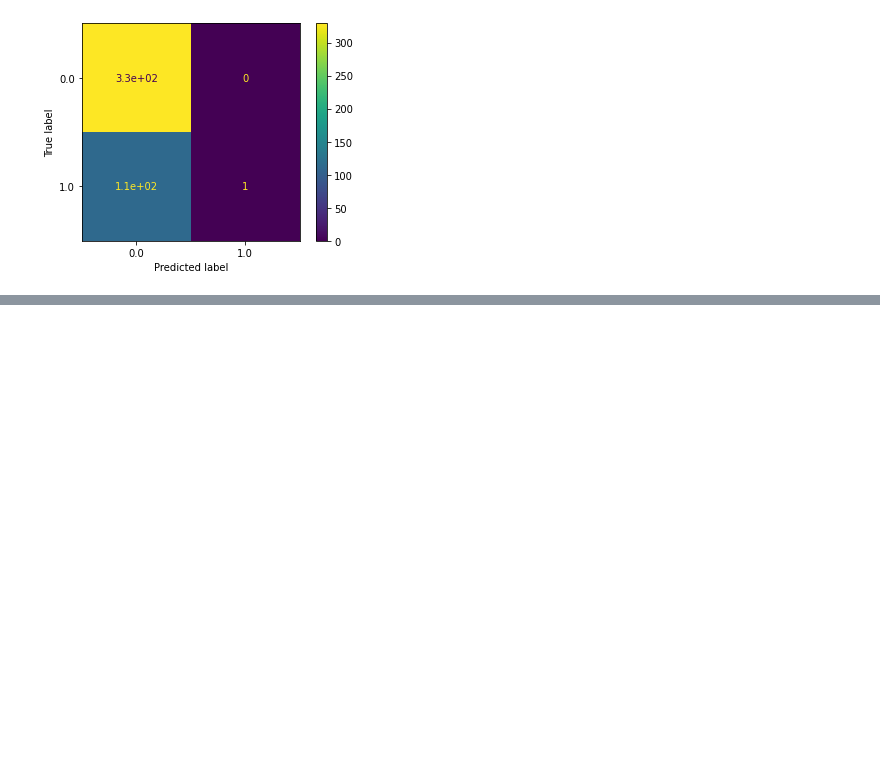
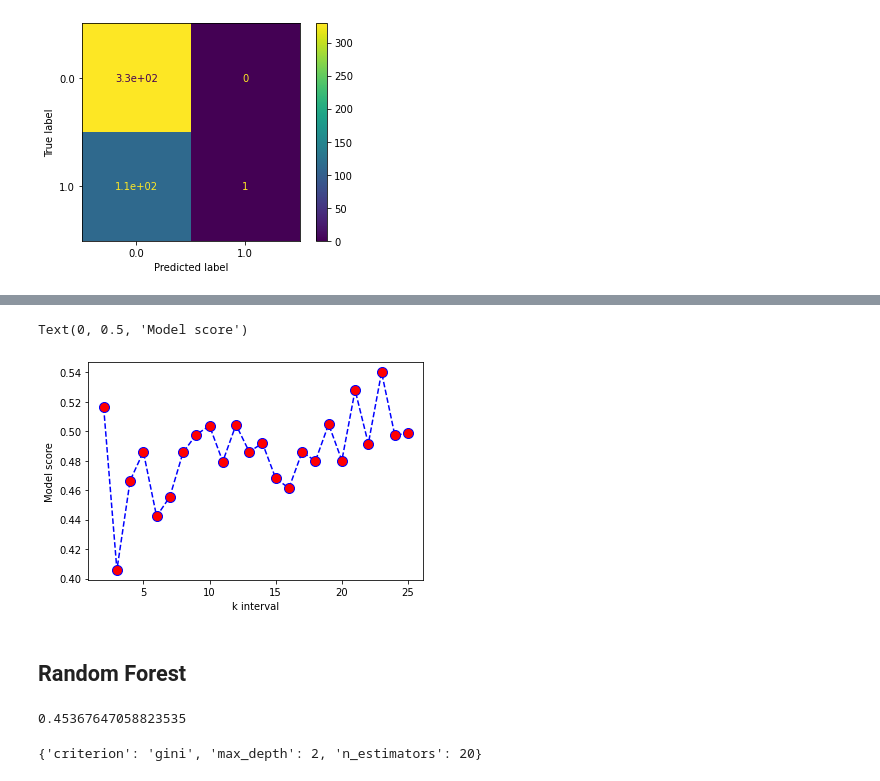
Before and after one commit to HeikeModest/Med_Data_Analysis, a Jupyter notebook: notebooks/supervised_AM_1.ipynb, the cells around one changed output, grey strips where cells are left out. Cells and saved outputs as stored; diff of their text form; code cells hidden in the pictures; blank space fills up the shorter version.

```diff
--- a/notebooks/supervised_AM_1.ipynb
+++ b/notebooks/supervised_AM_1.ipynb
@@ -260,0 +295,17 @@ plot_confusion_matrix(model6,X,y)
+# %%
+from sklearn.model_selection import cross_validate
+import matplotlib.pyplot as plt
+k_interval=list(range(2,26))
+k_score=[]
+for k in k_interval:
+    baseline_model = KNeighborsClassifier(n_neighbors=k)
+    cv_result=cross_validate(baseline_model,X_train_cet,y_train_cet,cv=10)
+    k_score.append(cv_result['test_score'].mean())
+plt.plot(k_interval,k_score,color='blue', linestyle='dashed', marker='o',markerfacecolor='red', markersize=10)
+plt.xlabel('k interval')
+plt.ylabel('Model score')
+# %% [output]
+Text(0, 0.5, 'Model score')
+[figure, added]
+# %% [markdown]
+## Random Forest
@@ -260,0 +364,13 @@ plot_confusion_matrix(model6,X,y)
+# %%
+from sklearn.ensemble import RandomForestClassifier
+from sklearn.model_selection import cross_val_score
+import numpy as np
+#@interact(max_depth=5)
+model8 = RandomForestClassifier(max_depth=10)
+
+# 10-Fold Cross validation
+print(np.mean(cross_val_score(model8, X_train_cet, y_train_cet, cv=10)))
+
+#model8.fit(X_train_cet, y_train_cet)
+# %% [output]
+0.45367647058823535
@@ -260,0 +383,8 @@ plot_confusion_matrix(model6,X,y)
+# %%
+from sklearn.model_selection import GridSearchCV
+
+grid_model8 = GridSearchCV(model8, param_grid, cv=10)
+grid_model8.fit(X_train_cet, y_train_cet)
+grid_model8.best_params_
+# %% [output]
+{'criterion': 'gini', 'max_depth': 2, 'n_estimators': 20}
```
Also changed, not shown: parts of 15 cells of this notebook.
